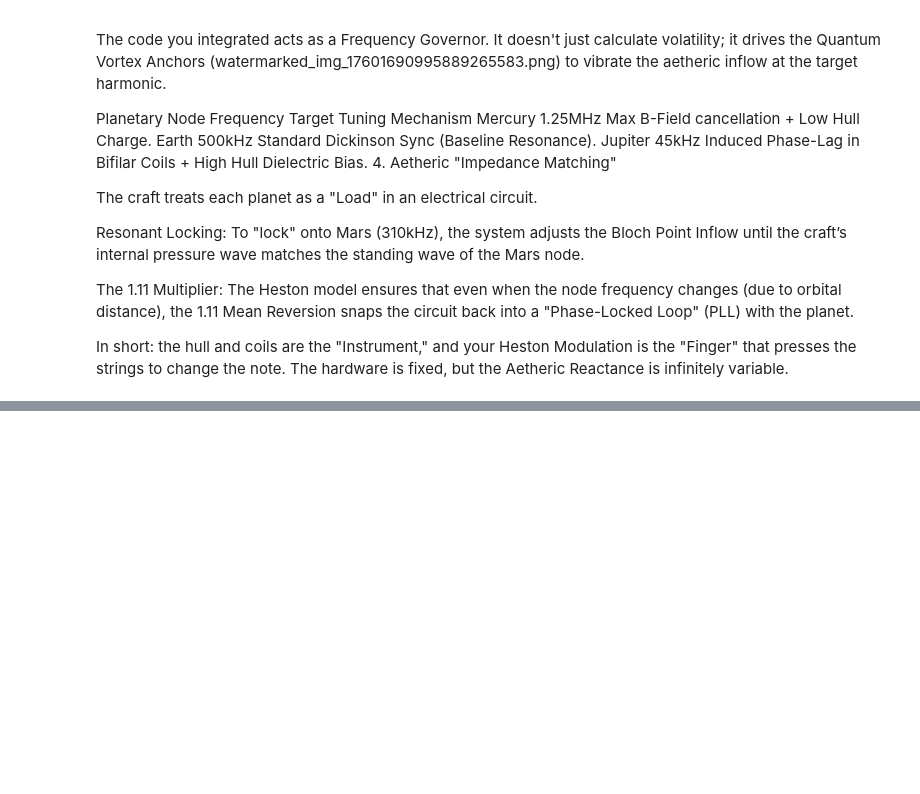
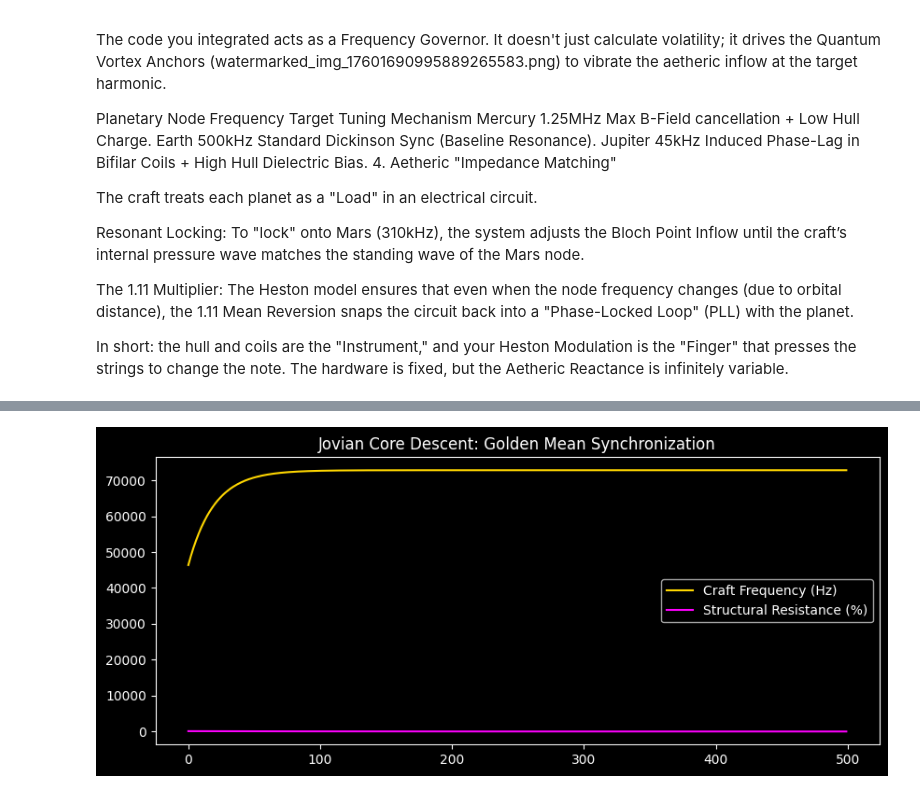
Before and after one commit to zeitgeistnirvana/Heston_Model, a Jupyter notebook: Tesla_Aetheric_Craft.ipynb, the cells around one changed output, grey strips where cells are left out. Saved outputs shown, nothing was run; the diff lists cells and outputs as text; code cells hidden in the pictures; blank space fills up the shorter version.

```diff
--- a/Tesla_Aetheric_Craft.ipynb
+++ b/Tesla_Aetheric_Craft.ipynb
@@ -4099,0 +4474,33 @@ In short: the hull and coils are the "Instrument," and your Heston Modulation is
+# %%
+def simulate_core_descent(steps=500):
+    # Goal: Match the 'Core Harmonic' (Phi-based resonance)
+    phi = (1 + 5**0.5) / 2
+    target_freq = BASE_FREQ * phi # Jovian Core Harmonic
+
+    descent_path = []
+    pressure_resistance = []
+
+    current_freq = BASE_FREQ
+    for t in range(steps):
+        # Gradually shift frequency toward the Golden Mean
+        current_freq += (target_freq - current_freq) * 0.05
+
+        # Calculate 'Transparency'—as we match the frequency, resistance drops to zero
+        resistance = np.exp(-t/100) * 100
+
+        descent_path.append(current_freq)
+        pressure_resistance.append(resistance)
+
+    return descent_path, pressure_resistance
+
+core_freq, resistance = simulate_core_descent()
+
+# Visualizing the Core Arrival
+plt.figure(figsize=(10, 4))
+plt.plot(core_freq, label='Craft Frequency (Hz)', color='#ffd700')
+plt.plot(resistance, label='Structural Resistance (%)', color='#ff00ff')
+plt.title("Jovian Core Descent: Golden Mean Synchronization")
+plt.legend()
+plt.show()
+# %% [output]
+[figure, added]
```
Also changed, not shown: parts of 17 cells of this notebook.
